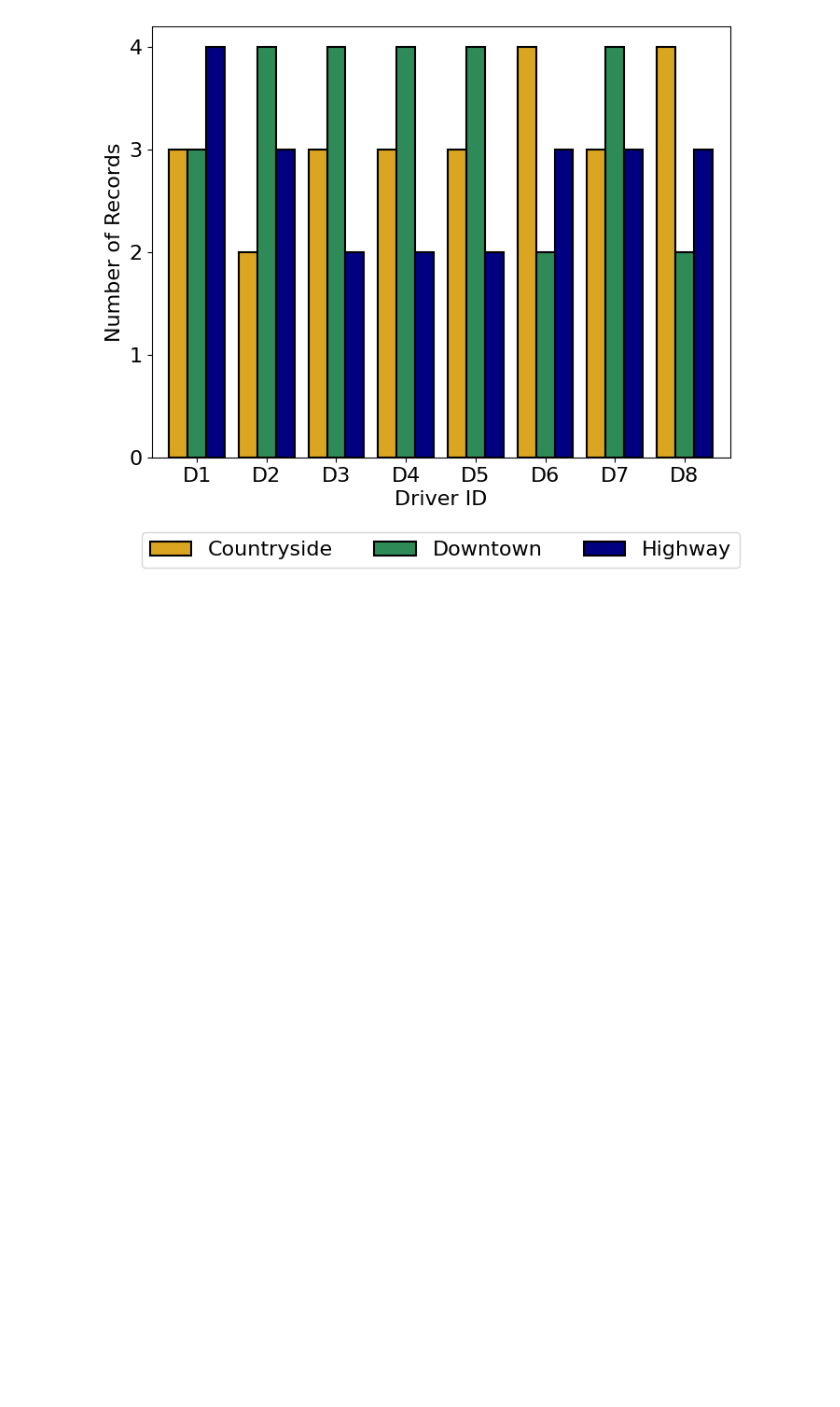
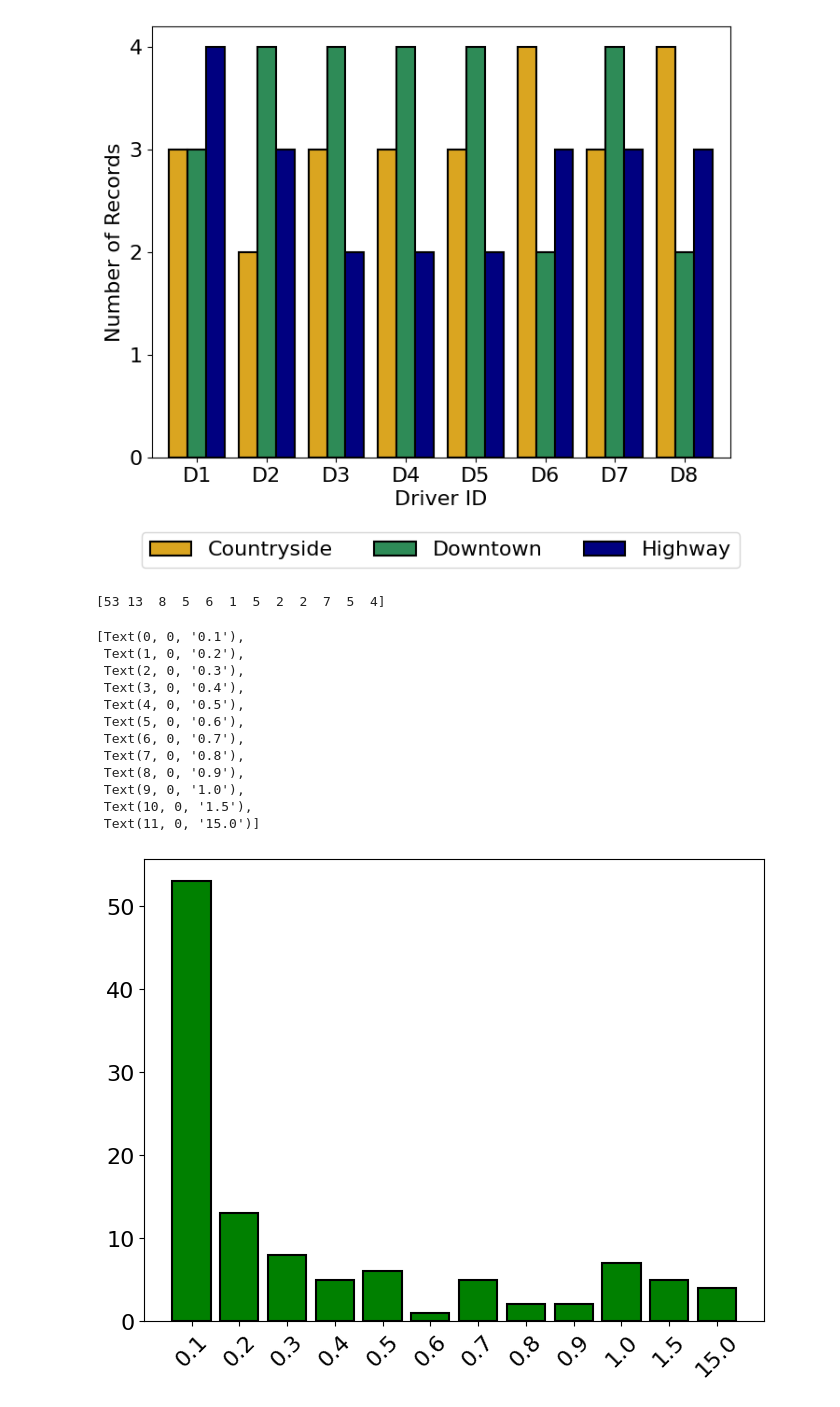
Before and after one commit to alberto-trabacchin/vision-adas-thesis, a Jupyter notebook: code/dreyeve/data_distrib.ipynb, the cells around one changed output. Saved outputs shown, nothing was run; the diff lists cells and outputs as text; code cells hidden in the pictures; blank space fills up the shorter version.

```diff
--- a/code/dreyeve/data_distrib.ipynb
+++ b/code/dreyeve/data_distrib.ipynb
@@ -67,3 +67,39 @@ plt.show()
 [figure]
 [figure]
 [figure]
+# %%
+plt.rcParams.update({'font.size': 16})
+
+
+dt_counts = np.array([31, 13, 9, 6, 3, 4, 1, 5, 2, 2, 2, 1, 1, 3, 2, 1, 2, 1, 2, 1, 1, 0, 1, 1, 2, 5, 1, 1, 1, 1, 1, 1, 1, 1, 1])
+all_counts = np.array([33, 16, 11, 7, 4, 5, 2, 5, 2, 2, 3, 1, 3, 3, 2, 1, 2, 1, 2, 1, 1, 1, 1, 1, 2, 5, 1, 1, 1, 1, 1, 1, 1, 1, 1])
+frames = np.array([1, 2, 3, 4, 5, 6, 7, 8, 9, 10, 11, 13, 14, 15, 16, 18, 21, 22, 23, 24, 25, 26, 27, 29, 31, 33, 34, 38, 45, 46, 48, 70, 77, 169, 425])
+time = 0.03 * np.array(frames)
+
+ranges = np.array([0.1, 0.2, 0.3, 0.4, 0.5, 0.6, 0.7, 0.8, 0.9, 1.0, 1.5, 15.0])
+bins = np.digitize(time, ranges)
+sums = np.zeros_like(ranges, dtype=np.int32)
+for i in range(len(ranges)):
+    sums[i] = dt_counts[bins == i].sum()
+print(sums)
+
+# Bar plot 1
+fig, ax = plt.subplots(figsize=(8, 6))
+ax.bar(np.arange(len(sums)), sums, color='green', edgecolor='black', linewidth=1.5)
+ax.set_xticks(np.arange(len(sums)))
+ax.set_xticklabels(ranges, rotation=45)
+# %% [output]
+[53 13  8  5  6  1  5  2  2  7  5  4]
+[Text(0, 0, '0.1'),
+ Text(1, 0, '0.2'),
+ Text(2, 0, '0.3'),
+ Text(3, 0, '0.4'),
+ Text(4, 0, '0.5'),
+ Text(5, 0, '0.6'),
+ Text(6, 0, '0.7'),
+ Text(7, 0, '0.8'),
+ Text(8, 0, '0.9'),
+ Text(9, 0, '1.0'),
+ Text(10, 0, '1.5'),
+ Text(11, 0, '15.0')]
+[figure, added]
```
